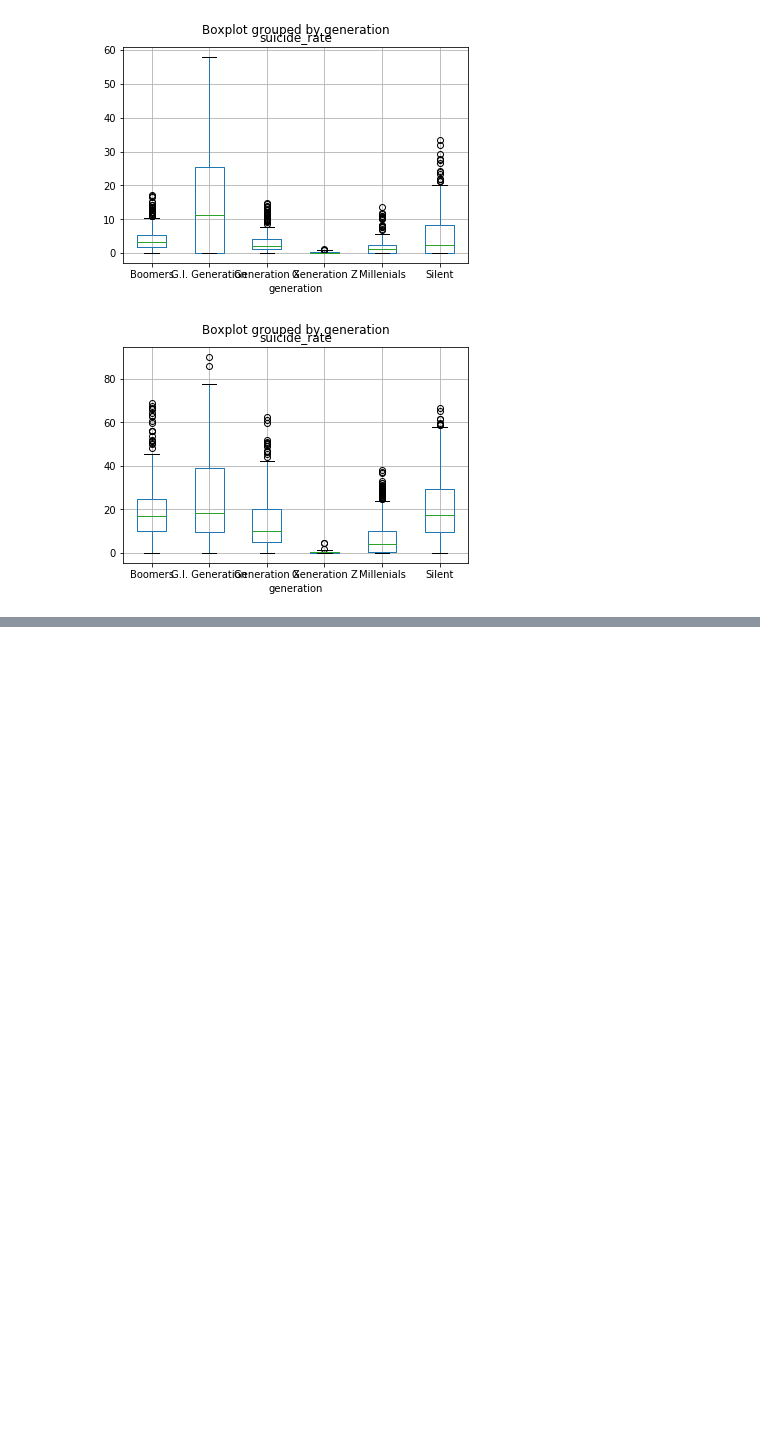
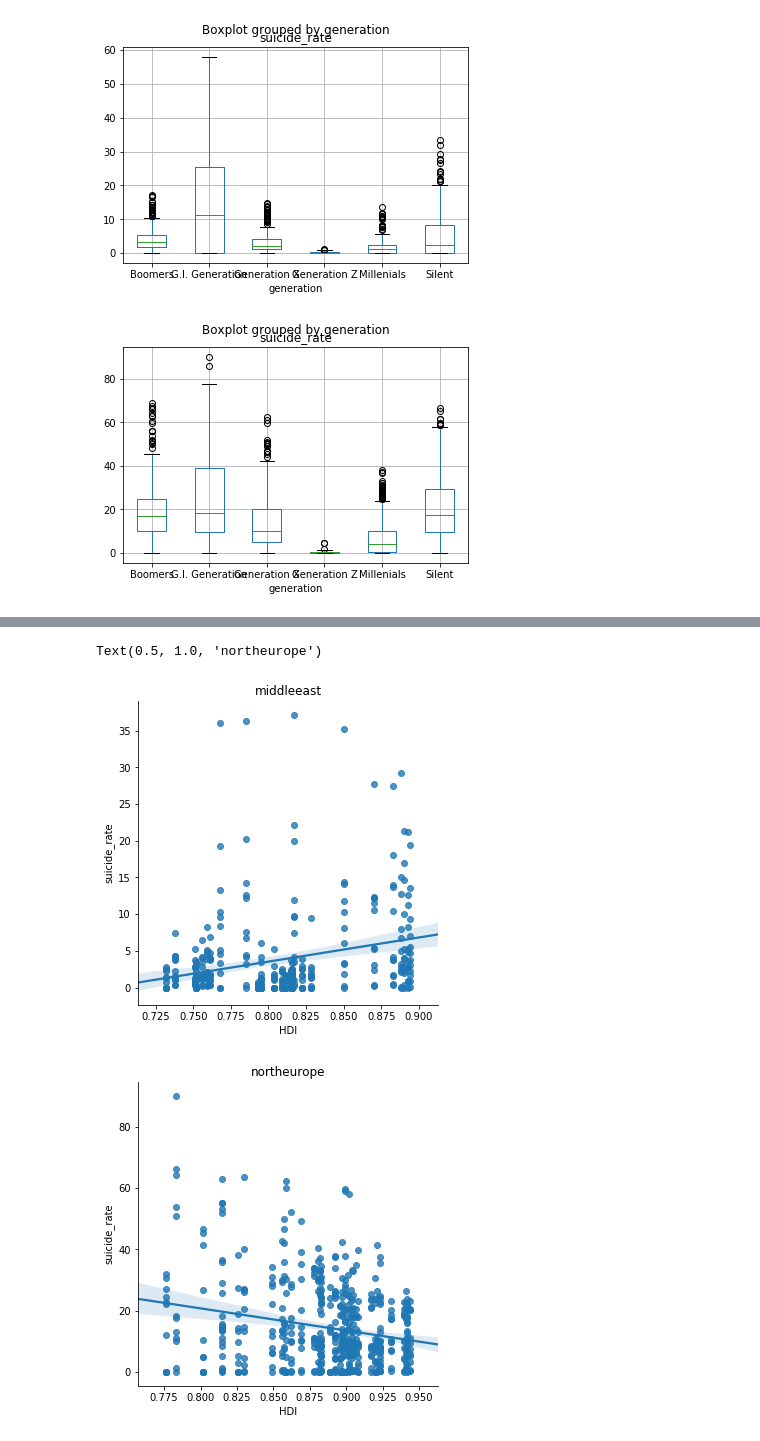
Before and after one commit to sophiazhou97/131-project, a Jupyter notebook: 131project.ipynb, the cells around one changed output, grey strips where cells are left out. Drawn from its saved outputs; the diff is of its cells as text; code cells hidden in the pictures; blank space fills up the shorter version.

```diff
--- a/131project.ipynb
+++ b/131project.ipynb
@@ -17,0 +6,15 @@ total.head()
+# %%
+total = pd.read_csv('master.csv')
+HDIdata = pd.read_csv('HDI.csv')
+HDIdata = HDIdata.melt('Country')
+HDIdata.rename(columns = {'variable':'year', 'value':'HDI'}, inplace=True)
+HDIdata['year'] = HDIdata.year.astype(int)
+HDIdata['Country'] = HDIdata['Country'].str[1:]
+HDIdata.head()
+total = total.rename(columns = {'suicides/100k pop':'suicide_rate'})
+total = total.rename(columns = {'gdp_per_capita':'gdpc'})
+total = total.drop(columns='HDI')
+total = pd.merge(total, HDIdata,  how='left', left_on=['country', 'year'], right_on = ['Country', 'year'])
+total = total.drop(columns='Country')
+total.rename(columns = {'HDI_y':'HDI'}, inplace=True)
+total.head()
@@ -170,0 +176,9 @@ NameError: name 'data' is not defined
+# %%
+sns.lmplot(x="HDI", y="suicide_rate", data=middleeast)
+plt.title('middleeast')
+sns.lmplot(x="HDI", y="suicide_rate", data=northeurope)
+plt.title('northeurope')
+# %% [output]
+Text(0.5, 1.0, 'northeurope')
+[figure, added]
+[figure, added]
```
Also changed, not shown: parts of 8 cells of this notebook.
